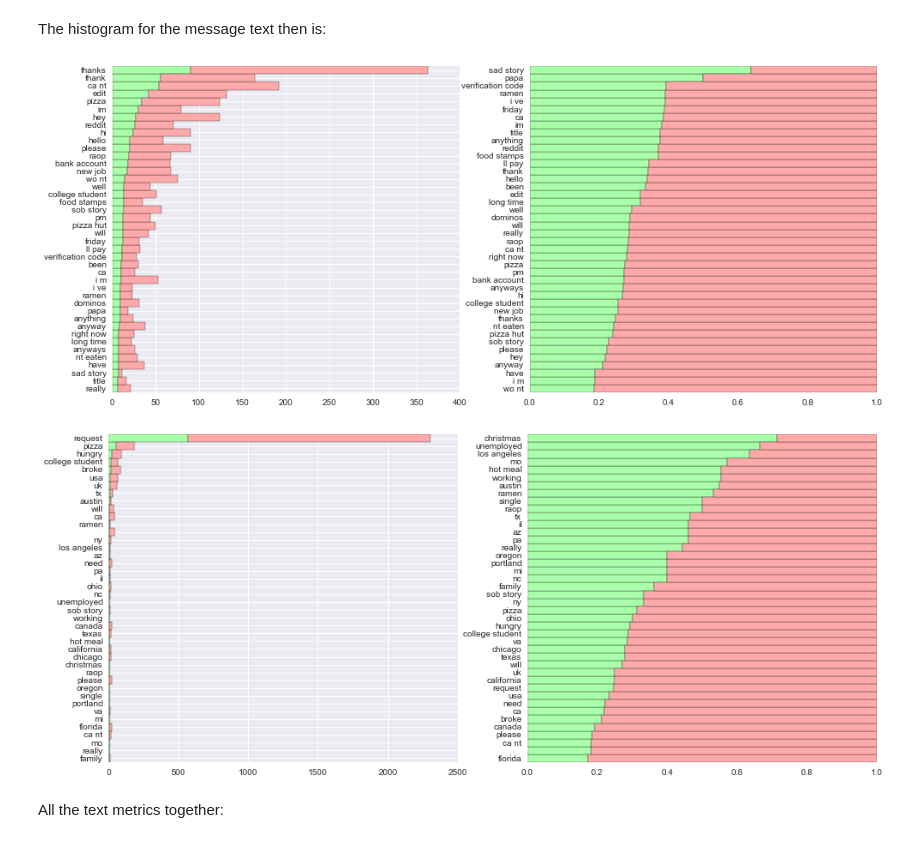
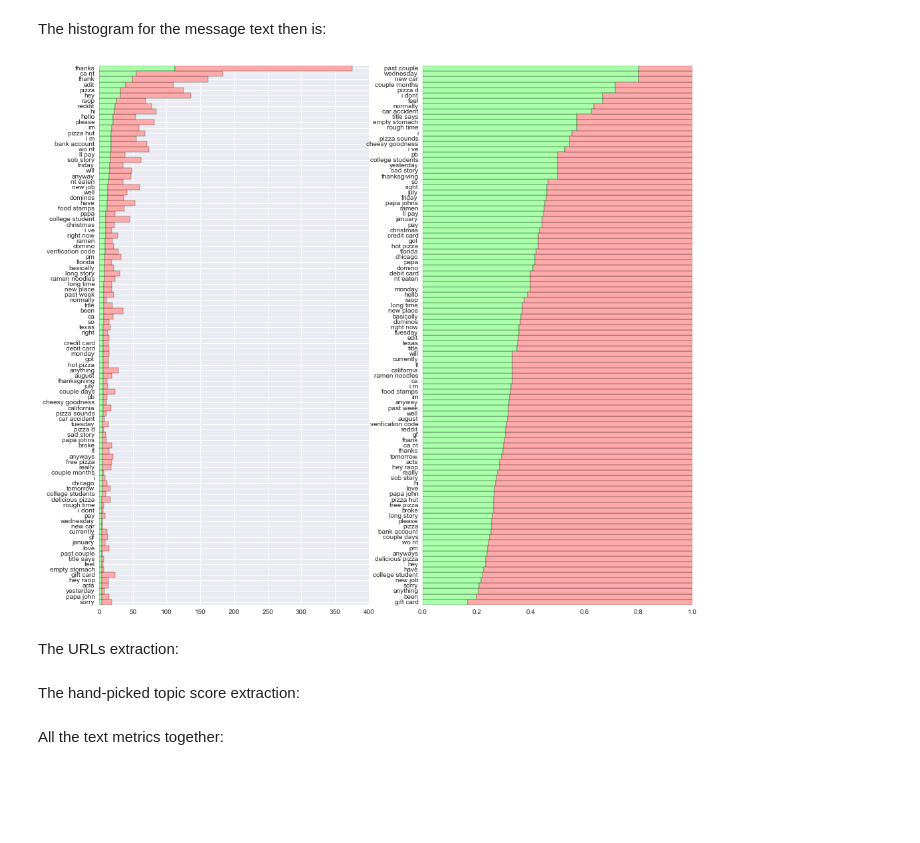
Before and after one commit to rshest/kaggle-random-acts-of-pizza, a Jupyter notebook: pizza-new.ipynb, the cells around one changed output. Cells and saved outputs as stored; diff of their text form; code cells hidden in the pictures; blank space fills up the shorter version.

Commit message:
- added url and topic parsing

```diff
--- a/pizza-new.ipynb
+++ b/pizza-new.ipynb
@@ -329,10 +351,11 @@ def get_noun_phrases(text):
 The histogram for the message text then is:
 # %%
 n_hist = {}
-n_hist['M'] = get_hist(df_train, key = 'request_text_edit_aware', word_mapper=get_noun_phrases)[:42]
-n_hist['T'] = get_hist(df_train, key = 'request_title', word_mapper=get_noun_phrases)[:42]
-plt_hist(n_hist['M'])
-plt_hist(n_hist['T'])
+n_hist['M'] = get_hist(df_train, key = 'request_text_edit_aware', word_mapper=get_noun_phrases)[:100]
+n_hist['T'] = get_hist(df_train, key = 'request_title', word_mapper=get_noun_phrases)[:100]
+plt_hist(n_hist['M'], 32)
+#plt_hist(n_hist['T'])
 # %% [output]
-[figure, old version]
+[figure, new version]
-[figure, removed]
+# %% [markdown]
+The URLs extraction:
@@ -338,0 +371,2 @@ plt_hist(n_hist['T'])
+# %% [markdown]
+The hand-picked topic score extraction:
```
Also changed, not shown: parts of 23 cells of this notebook.
